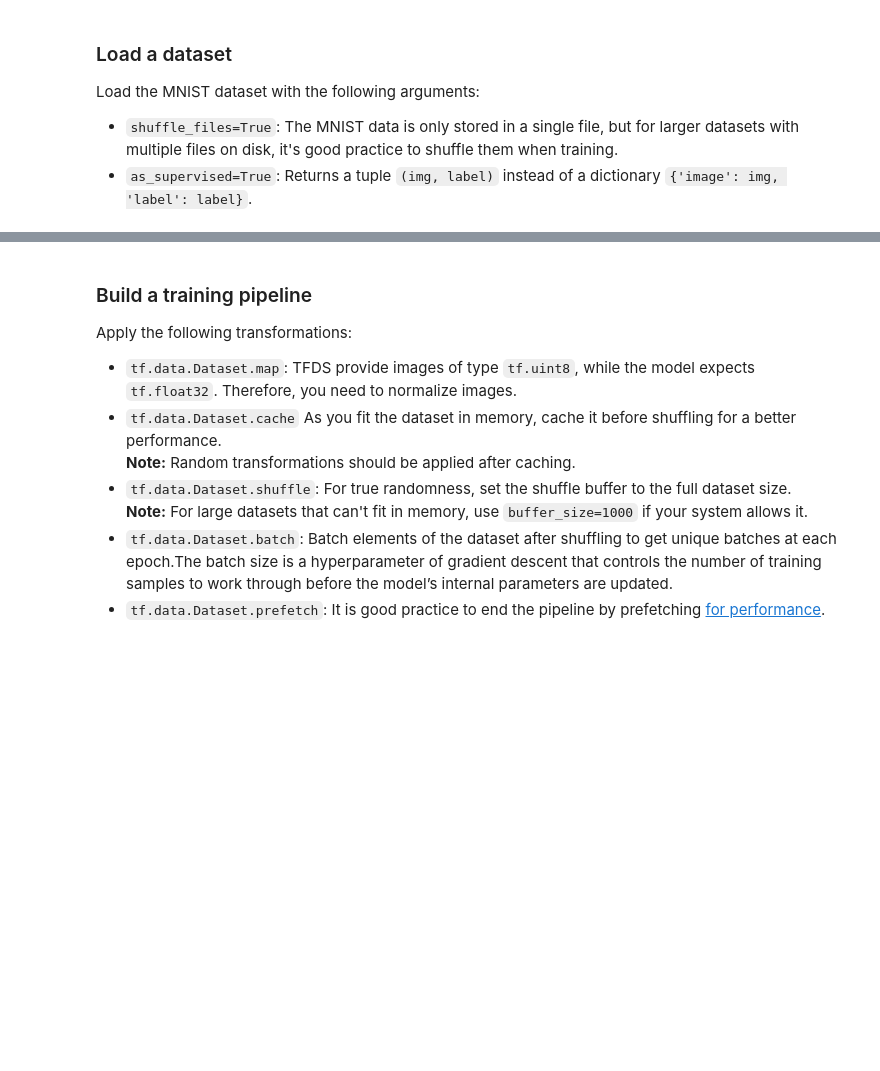
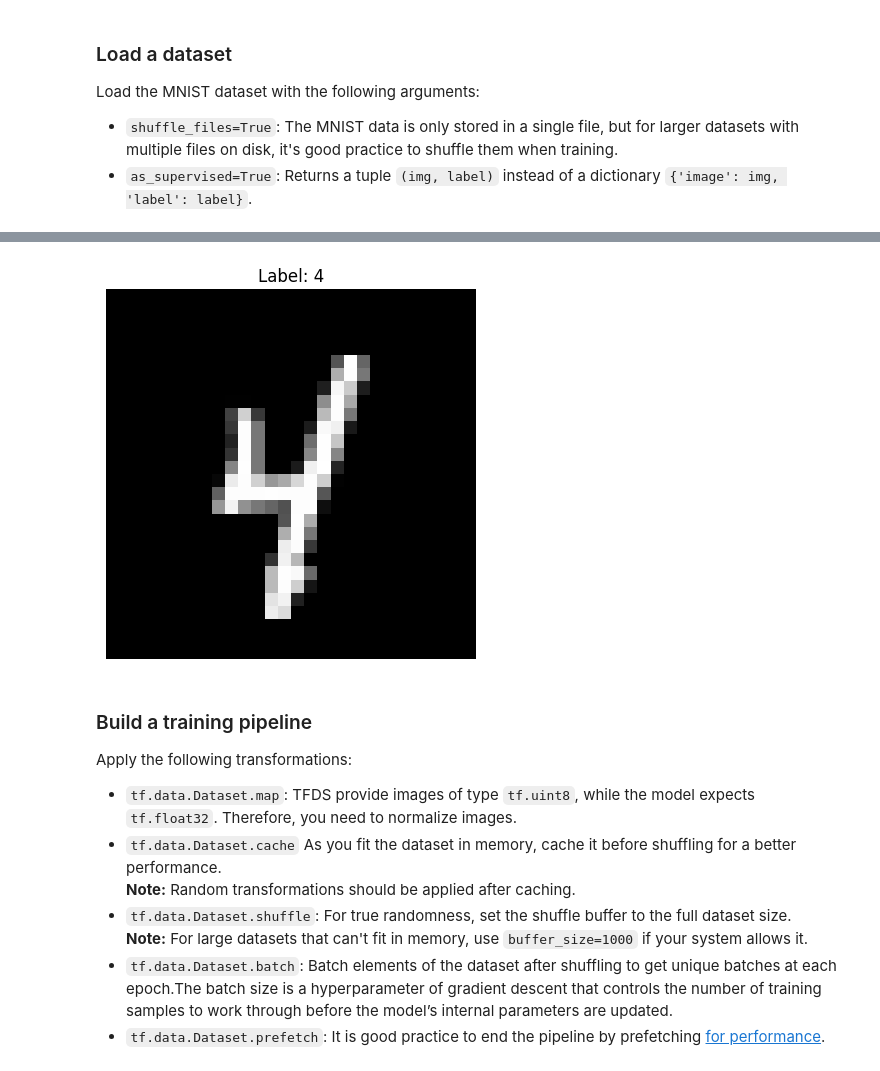
Before and after one commit to joscha-hillienhoff/micro-project-deep-learning, a Jupyter notebook: MicroProject#4_Keras_Fully_Connected_Neural_Netrowk_MNIST.ipynb, the cells around one changed output, grey strips where cells are left out. Drawn from its saved outputs; the diff is of its cells as text; code cells hidden in the pictures; blank space fills up the shorter version.

```diff
--- a/MicroProject#4_Keras_Fully_Connected_Neural_Netrowk_MNIST.ipynb
+++ b/MicroProject#4_Keras_Fully_Connected_Neural_Netrowk_MNIST.ipynb
@@ -56,0 +49,4 @@ Load the MNIST dataset with the following arguments:
+# %%
+for img, lbl in ds_train.take(1):
+    print("Image:", img)
+    print("Label:", lbl)
@@ -56,0 +72,8 @@ Load the MNIST dataset with the following arguments:
+# %%
+import matplotlib.pyplot as plt
+
+for img, lbl in ds_train.take(1):
+    plt.imshow(img.numpy().squeeze(), cmap='gray')
+    plt.title(f"Label: {lbl.numpy()}")
+    plt.axis("off")
+# %% [output]
@@ -57,3 +81,4 @@ Load the MNIST dataset with the following arguments:
+[figure, added]
 # %% [markdown]
 ### Build a training pipeline
 
```
Also changed, not shown: parts of 13 cells of this notebook.
